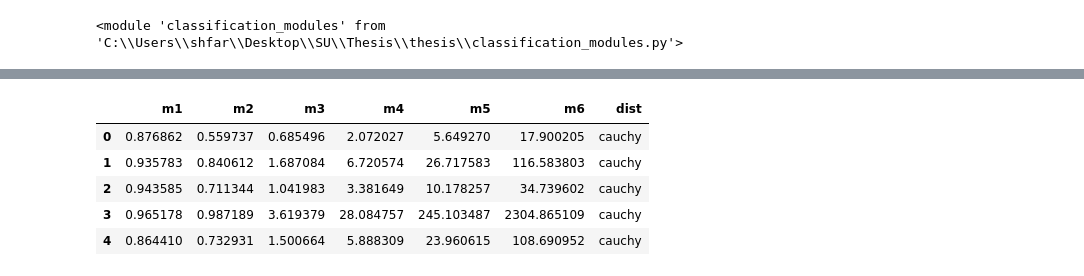
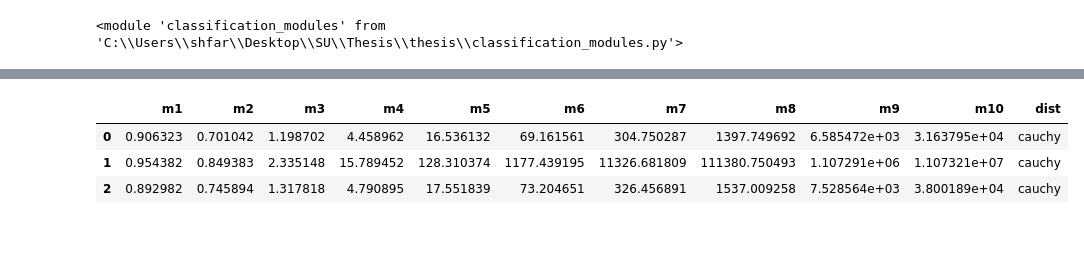
Before and after one commit to sheilafarrahi/thesis, a Jupyter notebook: method_of_moments.ipynb, the cells around one changed output, grey strips where cells are left out. Drawn from its saved outputs; the diff is of its cells as text; code cells hidden in the pictures; blank space fills up the shorter version.

```diff
--- a/method_of_moments.ipynb
+++ b/method_of_moments.ipynb
@@ -17,9 +17,9 @@ importlib.reload(cm)
 <module 'classification_modules' from 'C:\\Users\\shfar\\Desktop\\SU\\Thesis\\thesis\\classification_modules.py'>
 # %%
 # set configuration
-sample_size = 100
+sample_size = 1000
 nr_sample = 20
-nr_moments = 6
+nr_moments = 10
 
 # classificatio
 test_size = 0.2
@@ -195,4 +91,4 @@ acc = cm.cv_moments_sample_size(sample_size_list, nr_moments_list, bounded_dists
 # %%
 heavytail_dists = dm.get_heavytail_distribution()
-heavytail_samples = dm.get_samples(heavytail_dists, nr_sample, sample_size)
+heavytail_samples = dm.get_samples(heavytail_dists, nr_sample, sample_size, transform = True)
 #dm.plot_histograms_of_samples(heavytail_samples)
@@ -209,17 +95,11 @@ moments_df.head()
 # %%
-transformed_sampels = dict()
-for name, samples in heavytail_samples.items():
-    transformed_sampels[name] = np.log1p(samples)
-
-moments_df = dem.get_moments_df(transformed_sampels, nr_moments)
-moments_df.head()
+moments_df = dem.get_moments_df(heavytail_samples, nr_moments)
+moments_df.head(3)
 # %% [output]
-|  | m1 | m2 | m3 | m4 | m5 | m6 | dist |
-| 0 | 0.876862 | 0.559737 | 0.685496 | 2.072027 | 5.649270 | 17.900205 | cauchy |
-| 1 | 0.935783 | 0.840612 | 1.687084 | 6.720574 | 26.717583 | 116.583803 | cauchy |
-| 2 | 0.943585 | 0.711344 | 1.041983 | 3.381649 | 10.178257 | 34.739602 | cauchy |
-| 3 | 0.965178 | 0.987189 | 3.619379 | 28.084757 | 245.103487 | 2304.865109 | cauchy |
-| 4 | 0.864410 | 0.732931 | 1.500664 | 5.888309 | 23.960615 | 108.690952 | cauchy |
+|  | m1 | m2 | m3 | m4 | m5 | m6 | m7 | m8 | m9 | m10 | dist |
+| 0 | 0.906323 | 0.701042 | 1.198702 | 4.458962 | 16.536132 | 69.161561 | 304.750287 | 1397.749692 | 6.585472e+03 | 3.163795e+04 | cauchy |
+| 1 | 0.954382 | 0.849383 | 2.335148 | 15.789452 | 128.310374 | 1177.439195 | 11326.681809 | 111380.750493 | 1.107291e+06 | 1.107321e+07 | cauchy |
+| 2 | 0.892982 | 0.745894 | 1.317818 | 4.790895 | 17.551839 | 73.204651 | 326.456891 | 1537.009258 | 7.528564e+03 | 3.800189e+04 | cauchy |
 # %%
 dem.get_histogram_of_moments(moments_df)
 # %% [output]
```
Also changed, not shown: parts of 37 cells of this notebook, 3 other files.
